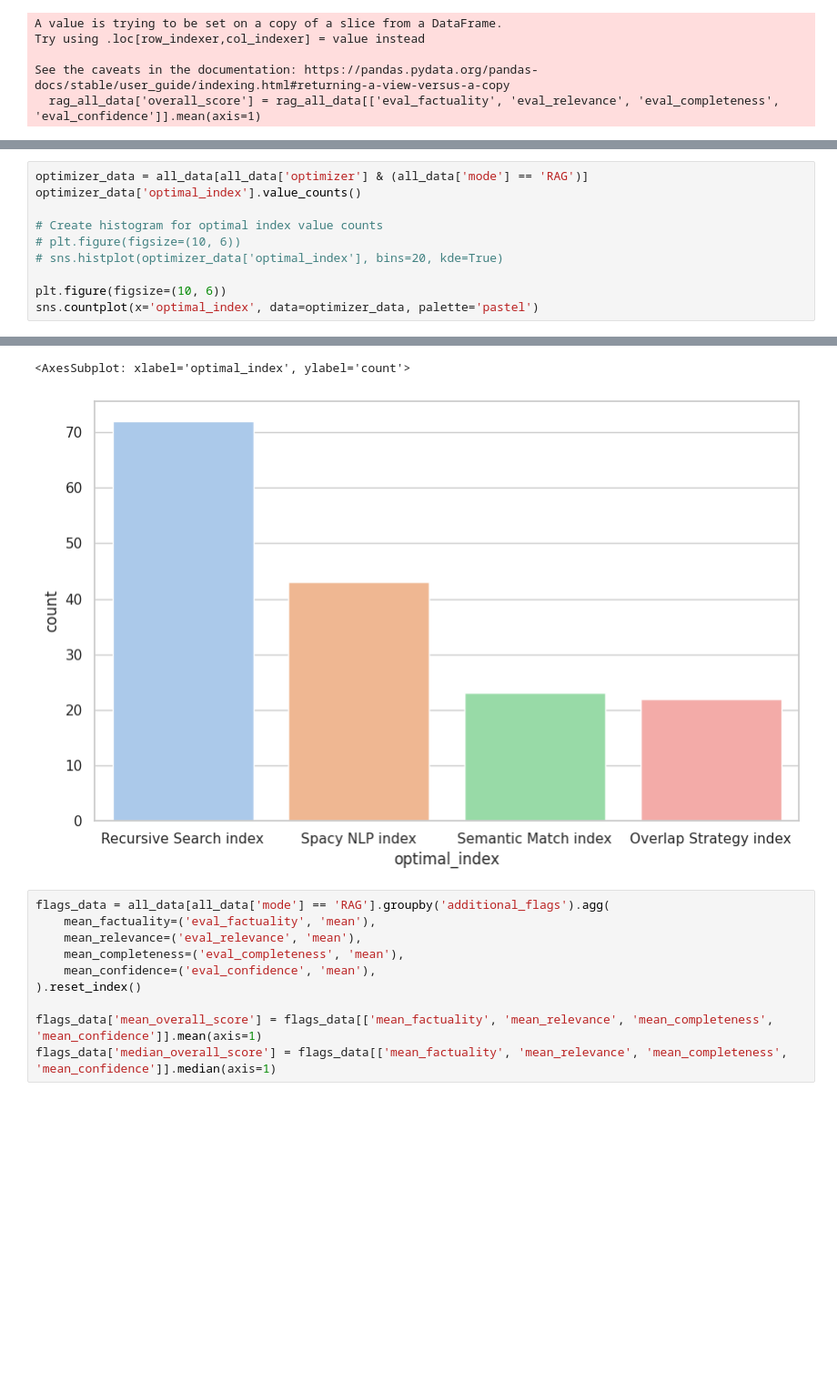
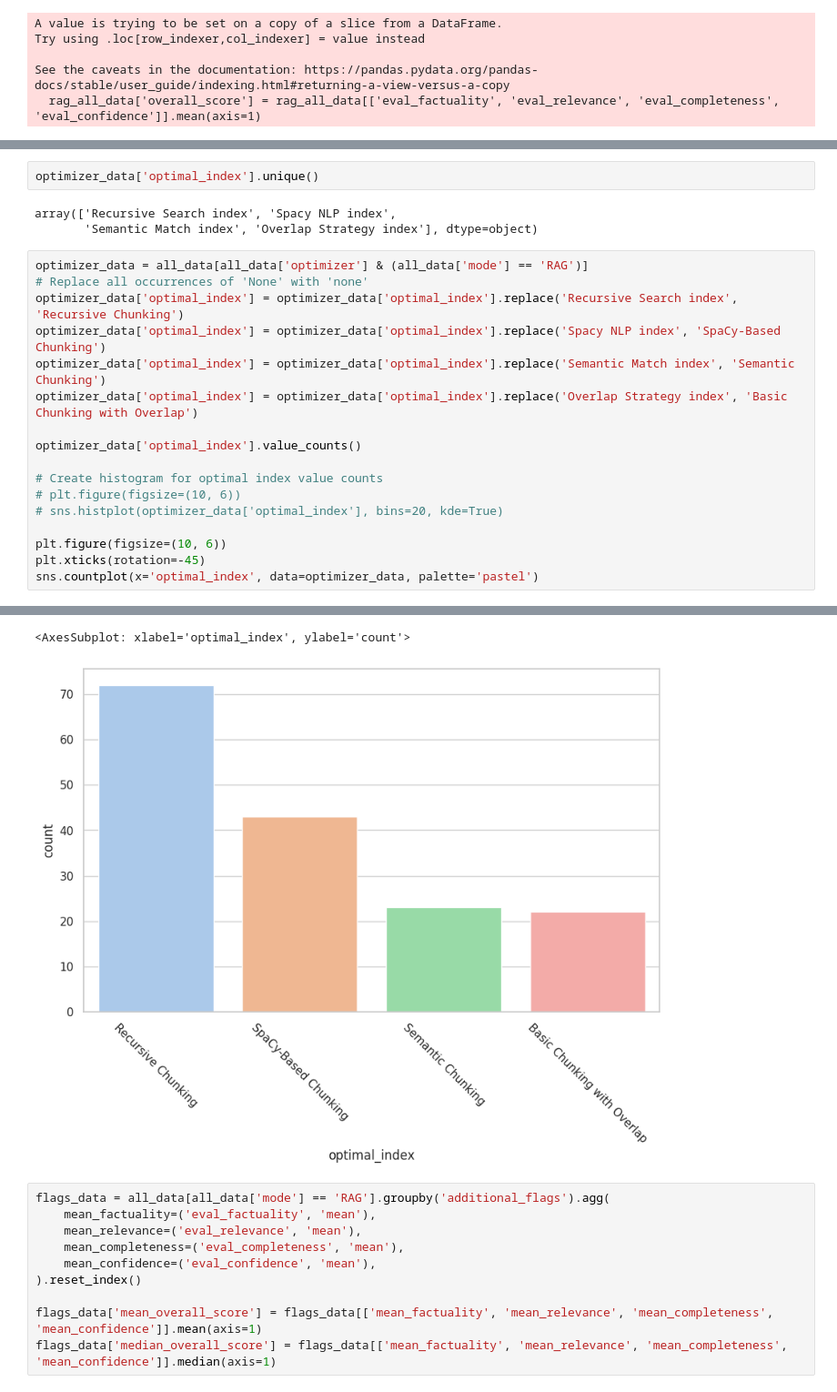
Before and after one commit to shachafha/Terms-and-Services-RAG, a Jupyter notebook: analyse_results.ipynb, the cells around one changed output, grey strips where cells are left out. Shown at 91% size. Drawn from its saved outputs; the diff is of its cells as text; blank space fills up the shorter version.

```diff
--- a/analyse_results.ipynb
+++ b/analyse_results.ipynb
@@ -183,5 +230,16 @@ rag_model_results
+# %%
+optimizer_data['optimal_index'].unique()
+# %% [output]
+array(['Recursive Search index', 'Spacy NLP index',
+       'Semantic Match index', 'Overlap Strategy index'], dtype=object)
 # %%
 optimizer_data = all_data[all_data['optimizer'] & (all_data['mode'] == 'RAG')]
+# Replace all occurrences of 'None' with 'none'
+optimizer_data['optimal_index'] = optimizer_data['optimal_index'].replace('Recursive Search index', 'Recursive Chunking')
+optimizer_data['optimal_index'] = optimizer_data['optimal_index'].replace('Spacy NLP index', 'SpaCy-Based Chunking')
+optimizer_data['optimal_index'] = optimizer_data['optimal_index'].replace('Semantic Match index', 'Semantic Chunking')
+optimizer_data['optimal_index'] = optimizer_data['optimal_index'].replace('Overlap Strategy index', 'Basic Chunking with Overlap')
+
 optimizer_data['optimal_index'].value_counts()
 
 # Create histogram for optimal index value counts
@@ -189,5 +247,6 @@ optimizer_data['optimal_index'].value_counts()
 # sns.histplot(optimizer_data['optimal_index'], bins=20, kde=True)
 
 plt.figure(figsize=(10, 6))
+plt.xticks(rotation=-45)
 sns.countplot(x='optimal_index', data=optimizer_data, palette='pastel')
 # %% [output]
@@ -194,8 +267,8 @@ sns.countplot(x='optimal_index', data=optimizer_data, palette='pastel')
 Passing `palette` without assigning `hue` is deprecated and will be removed in v0.14.0. Assign the `x` variable to `hue` and set `legend=False` for the same effect.
 
   sns.countplot(x='optimal_index', data=optimizer_data, palette='pastel')
 <AxesSubplot: xlabel='optimal_index', ylabel='count'>
-[figure, old version]
+[figure, new version]
 # %%
 flags_data = all_data[all_data['mode'] == 'RAG'].groupby('additional_flags').agg(
     mean_factuality=('eval_factuality', 'mean'),
```
Also changed, not shown: parts of 9 cells of this notebook.
